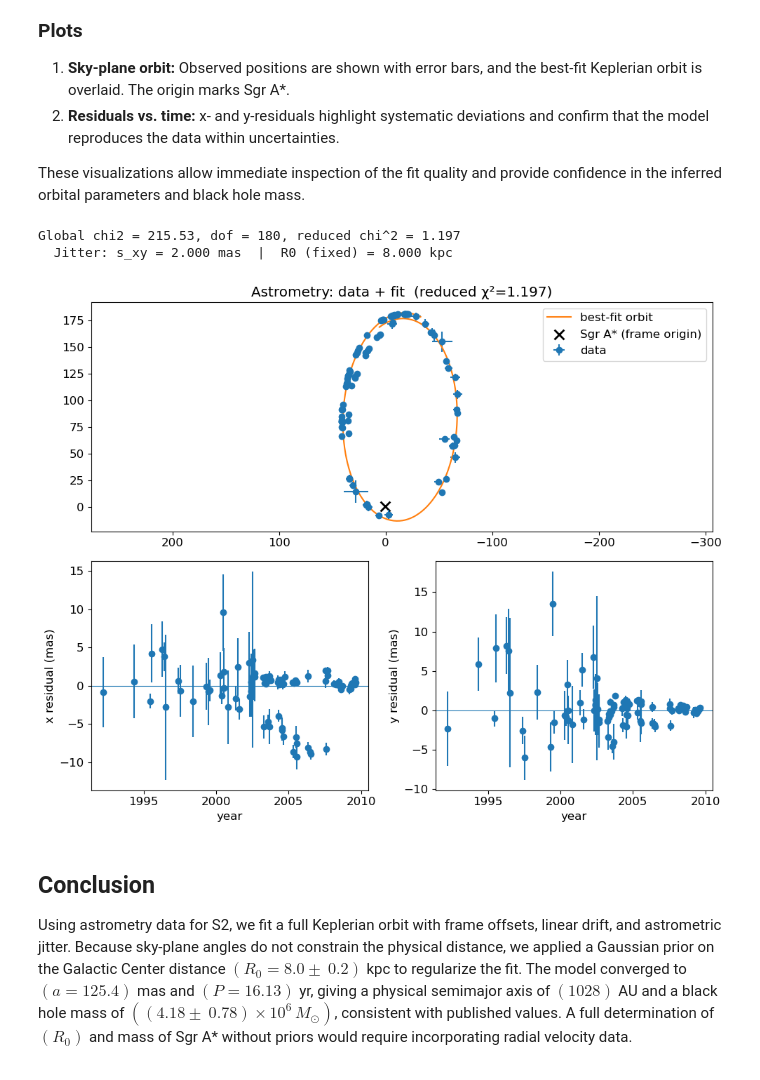
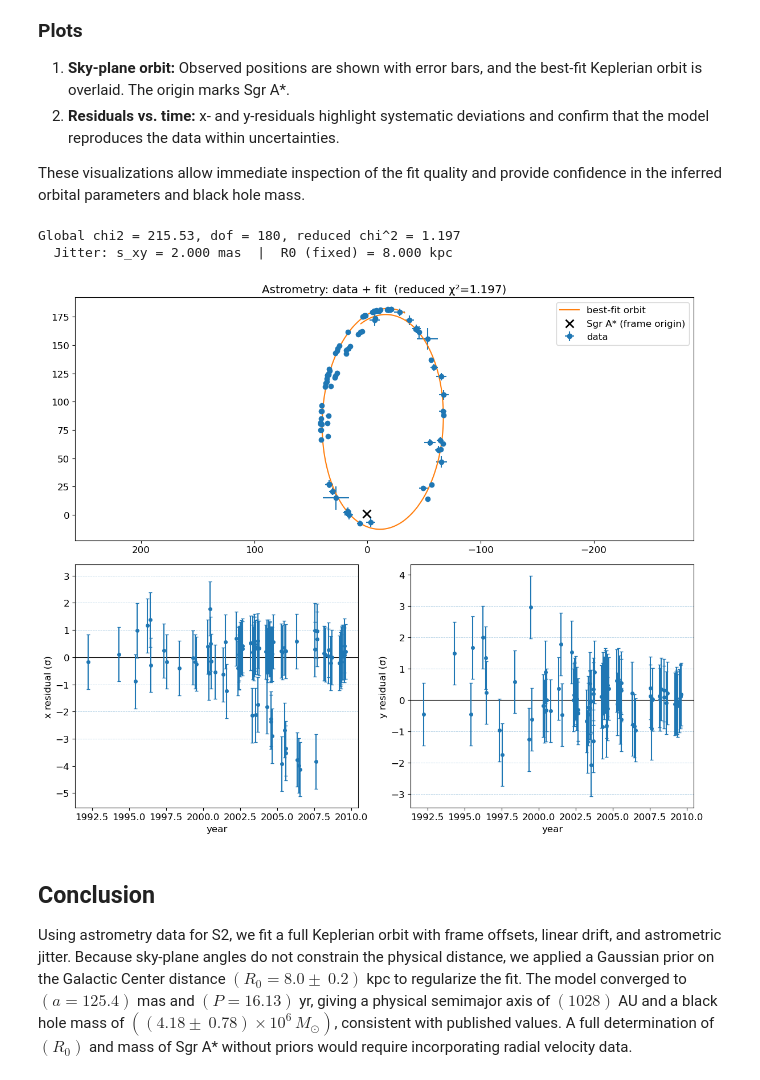
Before and after one commit to echengpython/Sgr-A-Stellar-Orbit---Black-Hole-Mass-Measurement-, a Jupyter notebook: project2_sgr_a_stellar_orbit.ipynb, the cells around one changed output. Cells and saved outputs as stored; diff of their text form; code cells hidden in the pictures.

Commit message:
normalized residuals on plot

```diff
--- a/project2_sgr_a_stellar_orbit.ipynb
+++ b/project2_sgr_a_stellar_orbit.ipynb
@@ -654,42 +654,49 @@ def compute_chi2_and_plots(df, popt):
     print(f"  Jitter: s_xy = {s_xy:.3f} mas  |  R0 (fixed) = {R0_FIXED_KPC:.3f} kpc")
 
     # -------- Plots --------
     # Orbit on sky
-    plt.figure(figsize=(10, 8))
+    plt.figure(figsize=(12, 10))
     plt.subplot(211)
     plt.errorbar(xobs, yobs, xerr=xerr, yerr=yerr, fmt='o', label='data')
     t_fine = np.linspace(t.min() - 1, t.max() + 1, 1000)
     xfit, yfit, _, _ = orb_elements_to_sky(
         t_fine, a_mas, e, i_deg, Omega_deg, omega_deg, P_years, T0_year,
         x0_mas=x0, y0_mas=y0, vx0_masyr=vx0, vy0_masyr=vy0
     )
     plt.plot(xfit, yfit, '-', label='best-fit orbit')
     plt.scatter([x0], [y0], marker='x', color='k', s=100, linewidths=2, label='Sgr A* (frame origin)')
     plt.gca().invert_xaxis()
     plt.axis('equal')
     plt.legend()
     plt.title(f'Astrometry: data + fit  (reduced χ²={red:.3f})')
 
-    # Residuals vs time (mas)
+    # -------- Normalized residuals (σ units) --------
+    rx = (xobs - xmod) / denom_x
+    ry = (yobs - ymod) / denom_y
+
     plt.subplot(223)
-    plt.errorbar(df['year'], xobs - xmod, yerr=xerr, fmt='o')
-    plt.axhline(0, linewidth=0.8)
-    plt.xlabel('year'); plt.ylabel('x residual (mas)')
+    plt.axhline(0, color='k', linewidth=0.8)
+    for k in (1, 2, 3, -1, -2, -3):
+        plt.axhline(k, linestyle='--', linewidth=0.6, alpha=0.4)
+    plt.errorbar(df['year'], rx, yerr=np.ones_like(rx), fmt='o', ms=4, capsize=2)
+    plt.xlabel('year'); plt.ylabel('x residual (σ)')
 
     plt.subplot(224)
-    plt.errorbar(df['year'], yobs - ymod, yerr=yerr, fmt='o')
-    plt.axhline(0, linewidth=0.8)
-    plt.xlabel('year'); plt.ylabel('y residual (mas)')
+    plt.axhline(0, color='k', linewidth=0.8)
+    for k in (1, 2, 3, -1, -2, -3):
+        plt.axhline(k, linestyle='--', linewidth=0.6, alpha=0.4)
+    plt.errorbar(df['year'], ry, yerr=np.ones_like(ry), fmt='o', ms=4, capsize=2)
+    plt.xlabel('year'); plt.ylabel('y residual (σ)')
 
     plt.tight_layout()
     plt.show()
 
 # call as before:
 compute_chi2_and_plots(df, popt)
 # %% [output]
 Global chi2 = 215.53, dof = 180, reduced chi^2 = 1.197
   Jitter: s_xy = 2.000 mas  |  R0 (fixed) = 8.000 kpc
-[figure, old version]
+[figure, new version]
 # %% [markdown]
 ## Conclusion
 
```
